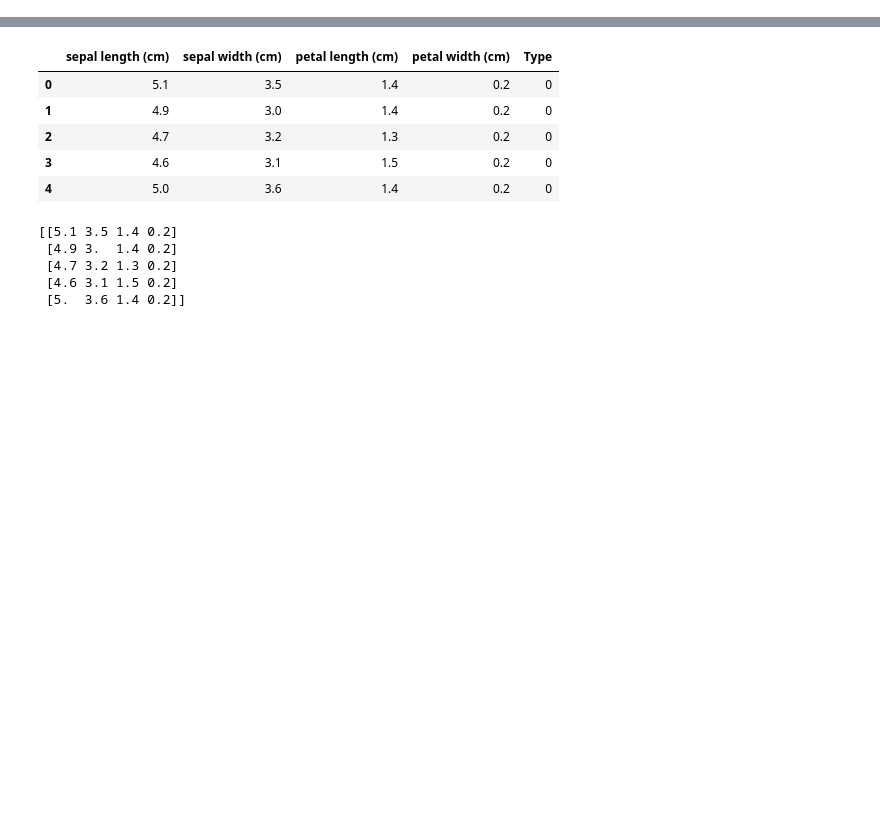
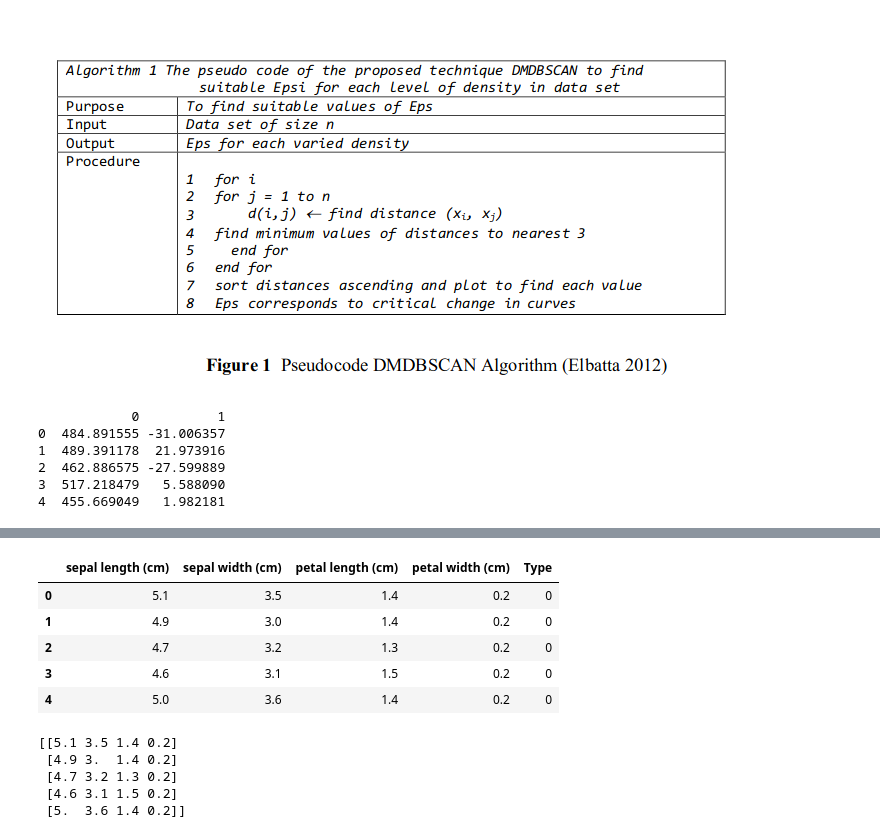
Before and after one commit to sandipanpaul21/Clustering-in-Python, a Jupyter notebook: 11_DBScan_Clustering.ipynb, the cells around one changed output, grey strips where cells are left out. Cells and saved outputs as stored; diff of their text form; code cells hidden in the pictures; blank space fills up the shorter version.

```diff
--- a/11_DBScan_Clustering.ipynb
+++ b/11_DBScan_Clustering.ipynb
@@ -31,0 +76,41 @@ from sklearn.metrics import silhouette_score
+# %%
+Image('/content/drive/MyDrive/Demo Images/IMG_0065.PNG')
+# %% [output]
+[figure, added]
+# %%
+# Let's take another example
+# Step 1-
+
+# Here, I am creating a dataset with only two features so that we can visualize it easily.
+# For creating the dataset I have created a function PointsInCircum
+# which takes the radius and number of data points as arguments
+# and returns an array of data points which when plotted forms a circle.
+# We do this with the help of sin and cosine curves.
+
+np.random.seed(42)
+# Function for creating datapoints in the form of a circle
+def PointsInCircum(r,n=100):
+    return [(math.cos(2*math.pi/n*x)*r+np.random.normal(-30,30),math.sin(2*math.pi/n*x)*r+np.random.normal(-30,30)) for x in range(1,n+1)]
+
+# Step 2-
+# One circle won’t be sufficient to see the clustering ability of DBSCAN.
+# Therefore, I have created three concentric circles of different radii.
+# Also, I will add noise to this data so that we can see how different types of clustering algorithms deals
+# with noise.
+
+# Creating data points in the form of a circle
+df=pd.DataFrame(PointsInCircum(500,1000))
+df=df.append(PointsInCircum(300,700))
+df=df.append(PointsInCircum(100,300))
+
+# Adding noise to the dataset
+df=df.append([(np.random.randint(-600,600),np.random.randint(-600,600)) for i in range(300)])
+
+print(df.head())
+# %% [output]
+            0          1
+0  484.891555 -31.006357
+1  489.391178  21.973916
+2  462.886575 -27.599889
+3  517.218479   5.588090
+4  455.669049   1.982181
```
Also changed, not shown: parts of 32 cells of this notebook.
